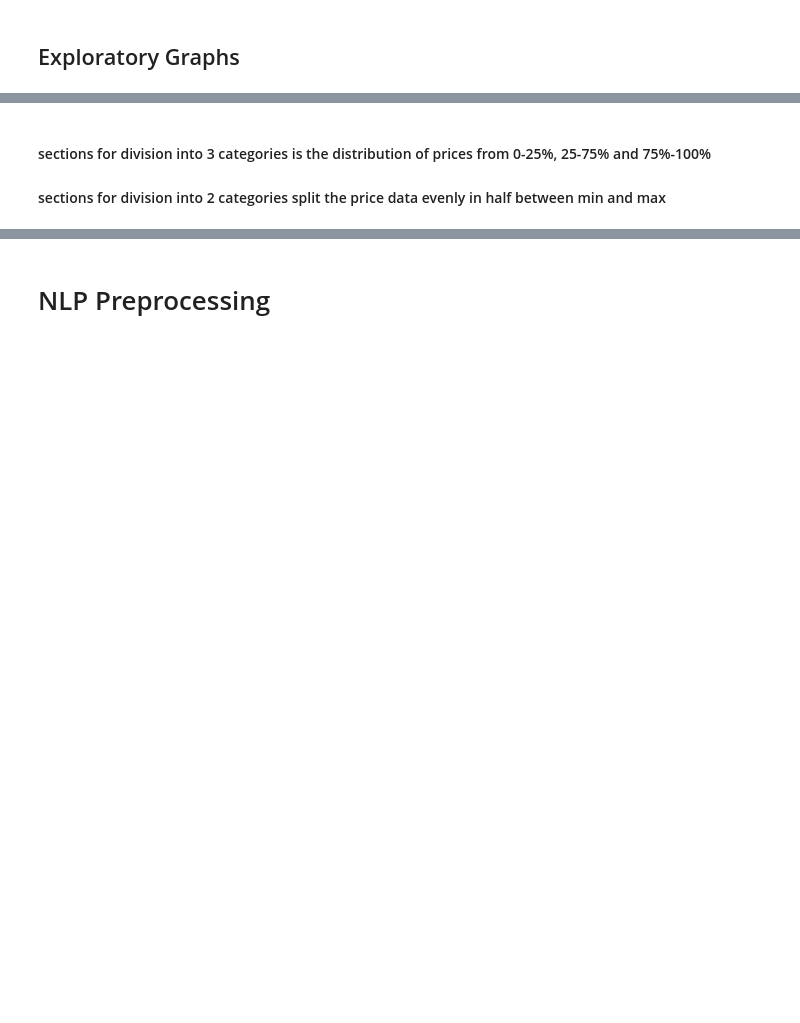
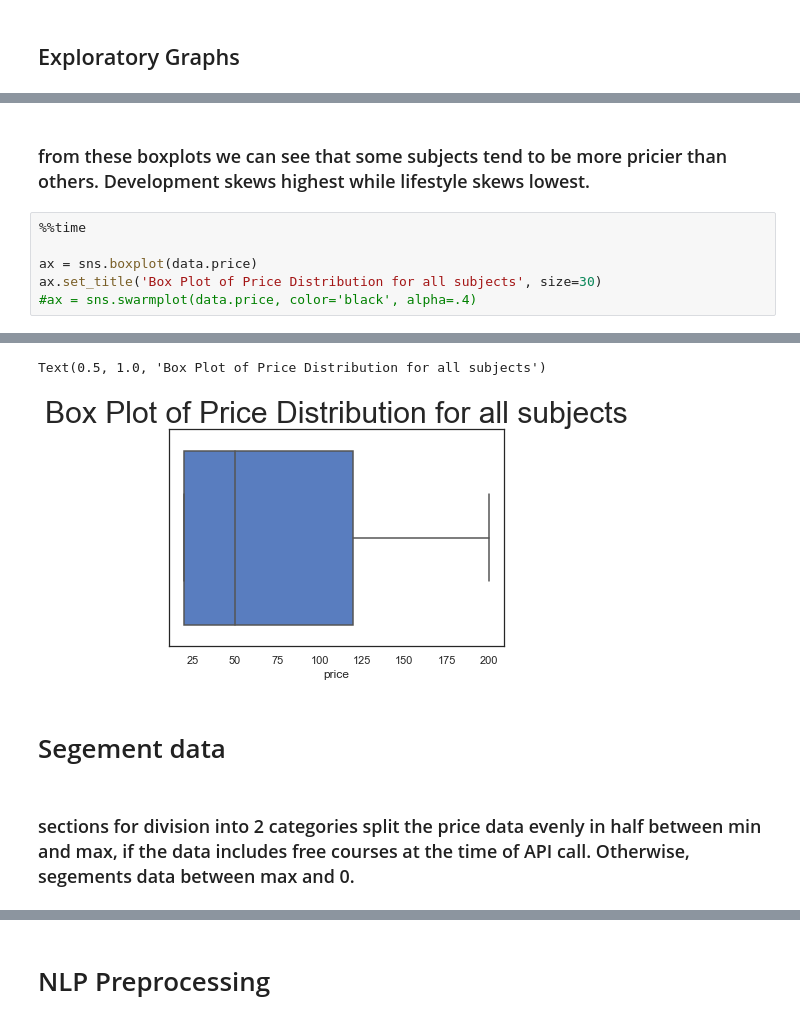
Before and after one commit to MariumS/NLP_Udemy_API, a Jupyter notebook: Full_Notebook.ipynb, the cells around one changed output, grey strips where cells are left out. Drawn from its saved outputs; the diff is of its cells as text; blank space fills up the shorter version.

```diff
--- a/Full_Notebook.ipynb
+++ b/Full_Notebook.ipynb
@@ -250,0 +335,9 @@ Name: price, dtype: float64
+# %% [markdown]
+### from these boxplots we can see that some subjects tend to be more pricier than others. Development skews highest while lifestyle skews lowest.
+# %%
+%%time
+
+ax = sns.boxplot(data.price)
+ax.set_title('Box Plot of Price Distribution for all subjects', size=30)
+#ax = sns.swarmplot(data.price, color='black', alpha=.4)
+# %% [output]
@@ -251,3 +346,6 @@ Name: price, dtype: float64
+Text(0.5, 1.0, 'Box Plot of Price Distribution for all subjects')
+[figure, added]
+# %% [markdown]
+# Segement data
 # %% [markdown]
-#### sections for division into 3 categories is the distribution of prices from 0-25%, 25-75% and 75%-100%
-#### sections for division into 2 categories split the price data evenly in half between min and max
+### sections for division into 2 categories split the price data evenly in half between min and max, if the data includes free courses at the time of API call. Otherwise, segements data between max and 0.
```
Also changed, not shown: parts of 110 cells of this notebook.
